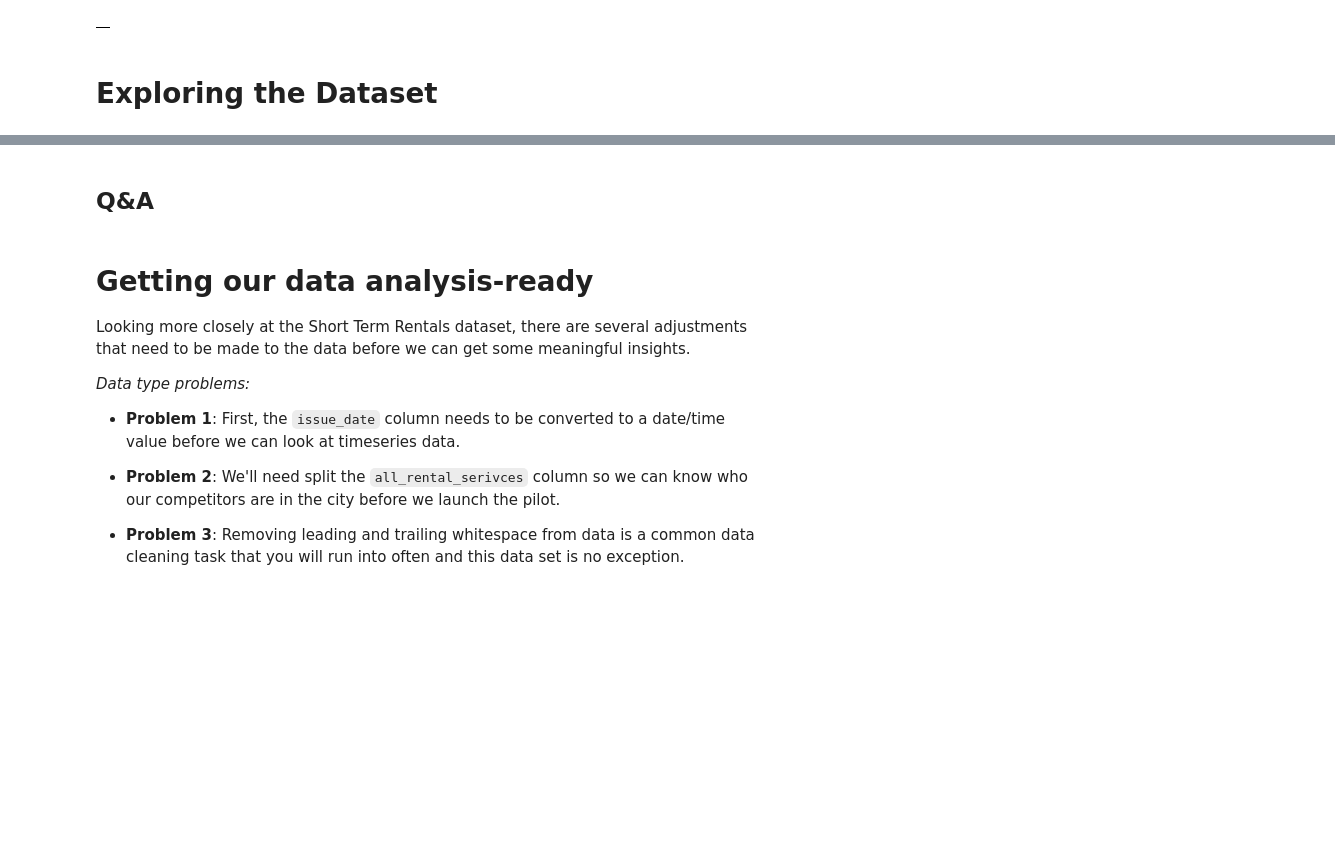
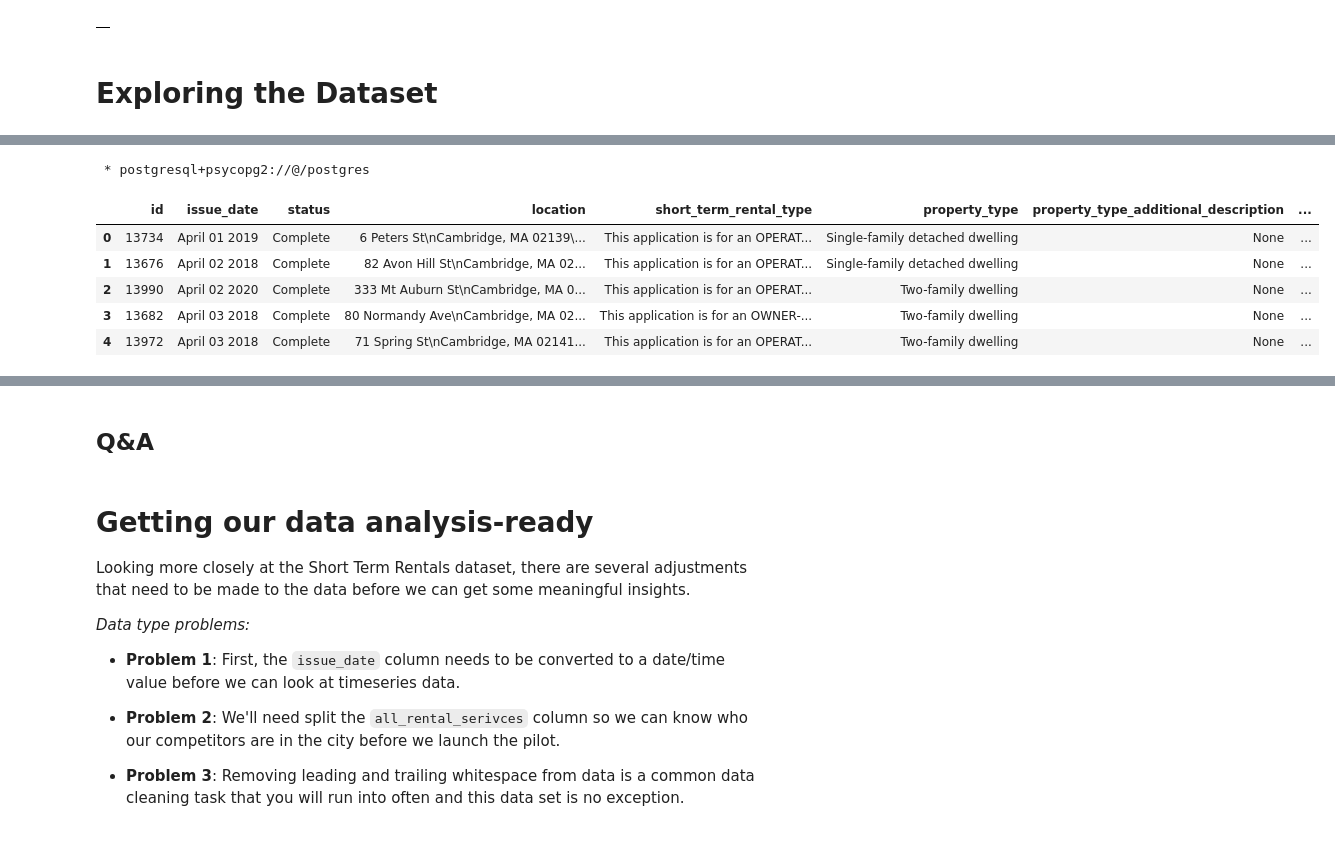
Before and after one commit to ratfarts/datasciencecoursera, a Jupyter notebook: Copy_of_String_Manipulation_in_SQL_Live_training_student.ipynb, the cells around one changed output, grey strips where cells are left out. Cells and saved outputs as stored; diff of their text form; code cells hidden in the pictures; blank space fills up the shorter version.

```diff
--- a/Copy_of_String_Manipulation_in_SQL_Live_training_student.ipynb
+++ b/Copy_of_String_Manipulation_in_SQL_Live_training_student.ipynb
@@ -93,7 +110,19 @@ FROM '/content/short_term_rentals.csv' DELIMITER ',' CSV HEADER;
 # %%
 %%sql
 
 -- Sort the dataset by issue_date
+select *
+from rentals
+order by issue_date
+limit 5;
+# %% [output]
+ * postgresql+psycopg2://@/postgres
+|  | id | issue_date | status | location | short_term_rental_type | property_type | property_type_additional_description | ... |
+| 0 | 13734 | April 01 2019 | Complete | 6 Peters St\nCambridge, MA 02139\... | This application is for an OPERAT... | Single-family detached dwelling | None | ... |
+| 1 | 13676 | April 02 2018 | Complete | 82 Avon Hill St\nCambridge, MA 02... | This application is for an OPERAT... | Single-family detached dwelling | None | ... |
+| 2 | 13990 | April 02 2020 | Complete | 333 Mt Auburn St\nCambridge, MA 0... | This application is for an OPERAT... | Two-family dwelling | None | ... |
+| 3 | 13682 | April 03 2018 | Complete | 80 Normandy Ave\nCambridge, MA 02... | This application is for an OWNER-... | Two-family dwelling | None | ... |
+| 4 | 13972 | April 03 2018 | Complete | 71 Spring St\nCambridge, MA 02141... | This application is for an OPERAT... | Two-family dwelling | None | ... |
 # %%
 %%sql
 
```
Also changed, not shown: parts of 14 cells of this notebook.
